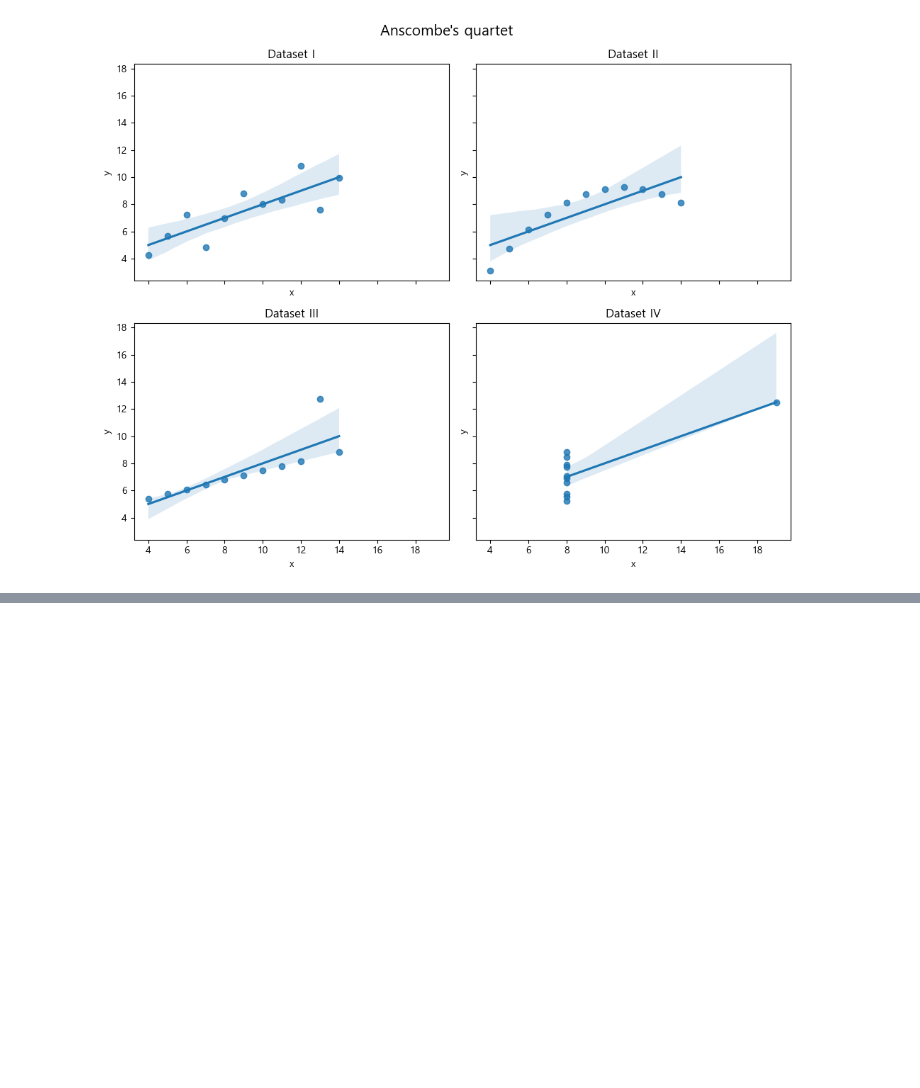
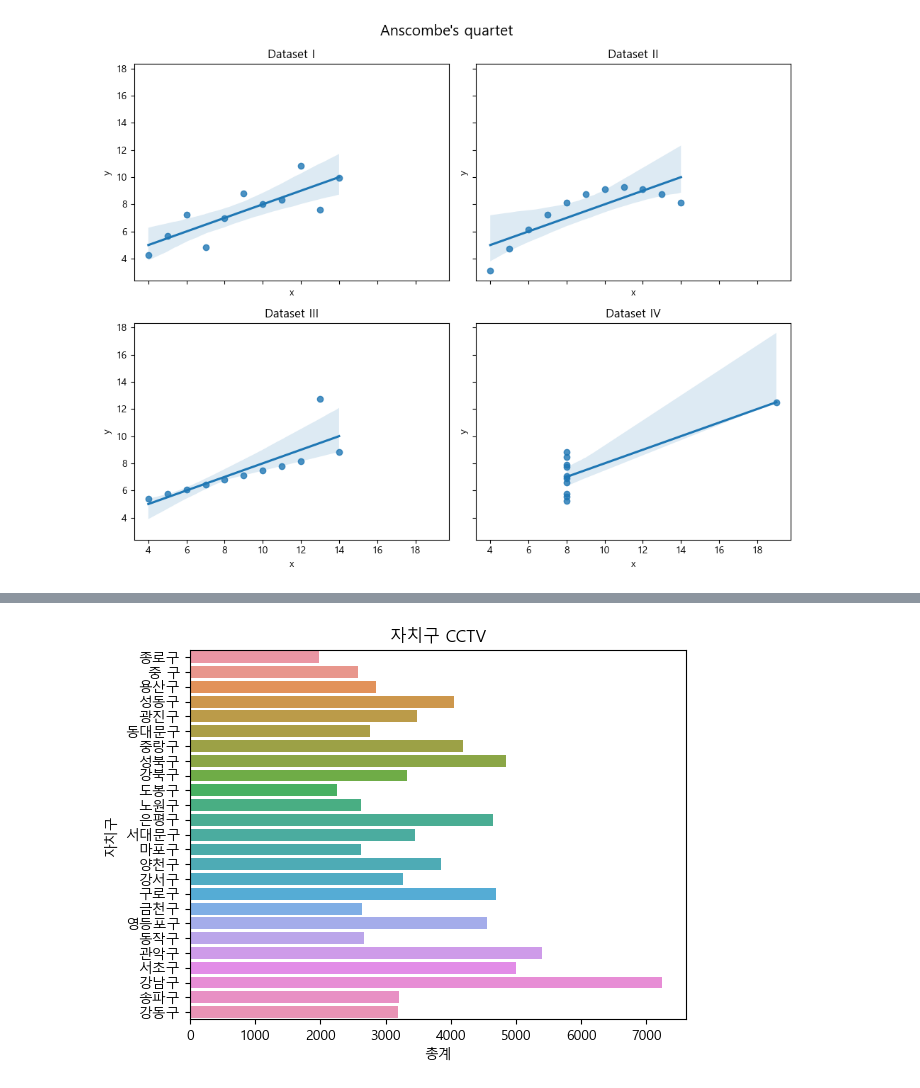
Before and after one commit to hyangshim/DataAnalysis_lecture-2023.04, a Jupyter notebook: 03.시각화/05.Seaborn.ipynb, the cells around one changed output, grey strips where cells are left out. Saved outputs shown, nothing was run; the diff lists cells and outputs as text; code cells hidden in the pictures; blank space fills up the shorter version.

```diff
--- a/03.시각화/05.Seaborn.ipynb
+++ b/03.시각화/05.Seaborn.ipynb
@@ -214,0 +244,8 @@ plt.show()
+# %%
+pail='../02.Pandas/과제/data/서울시 자치구 년도별 CCTV 설치 현황_221231기준 copy.csv'
+columns = '구분,총계'.split(',')
+cctv = pd.read_csv(pail, encoding='euc=kr', thousands=',')
+cctv = cctv[columns]
+cctv.drop([0],inplace=True)
+cctv.rename(columns={'구분':'자치구'},inplace=True)
+cctv.head()
@@ -214,0 +259,7 @@ plt.show()
+# %%
+#Unsorted
+sns.barplot(x='총계',y='자치구',data=cctv)
+plt.title('자치구 CCTV')
+plt.show()
+# %% [output]
+[figure, added]
```
Also changed, not shown: parts of 7 cells of this notebook.
